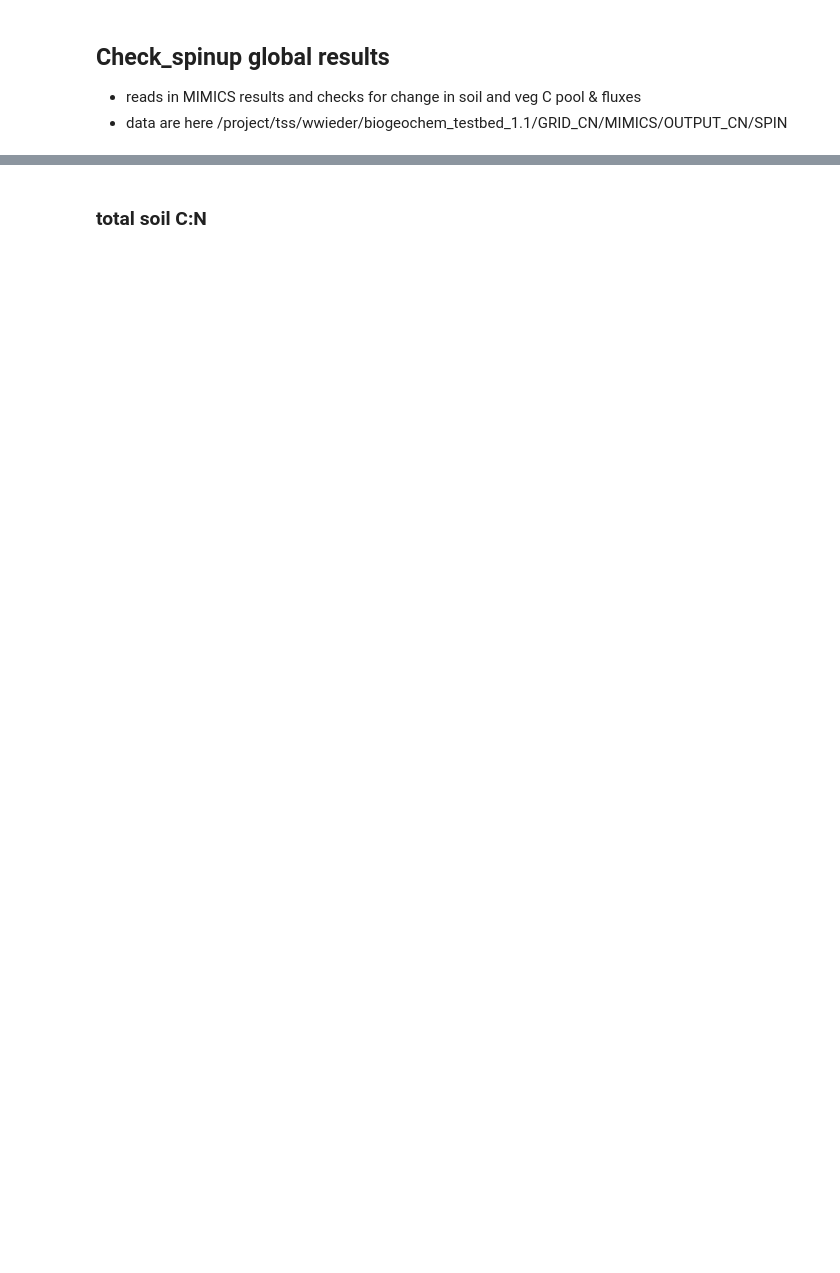
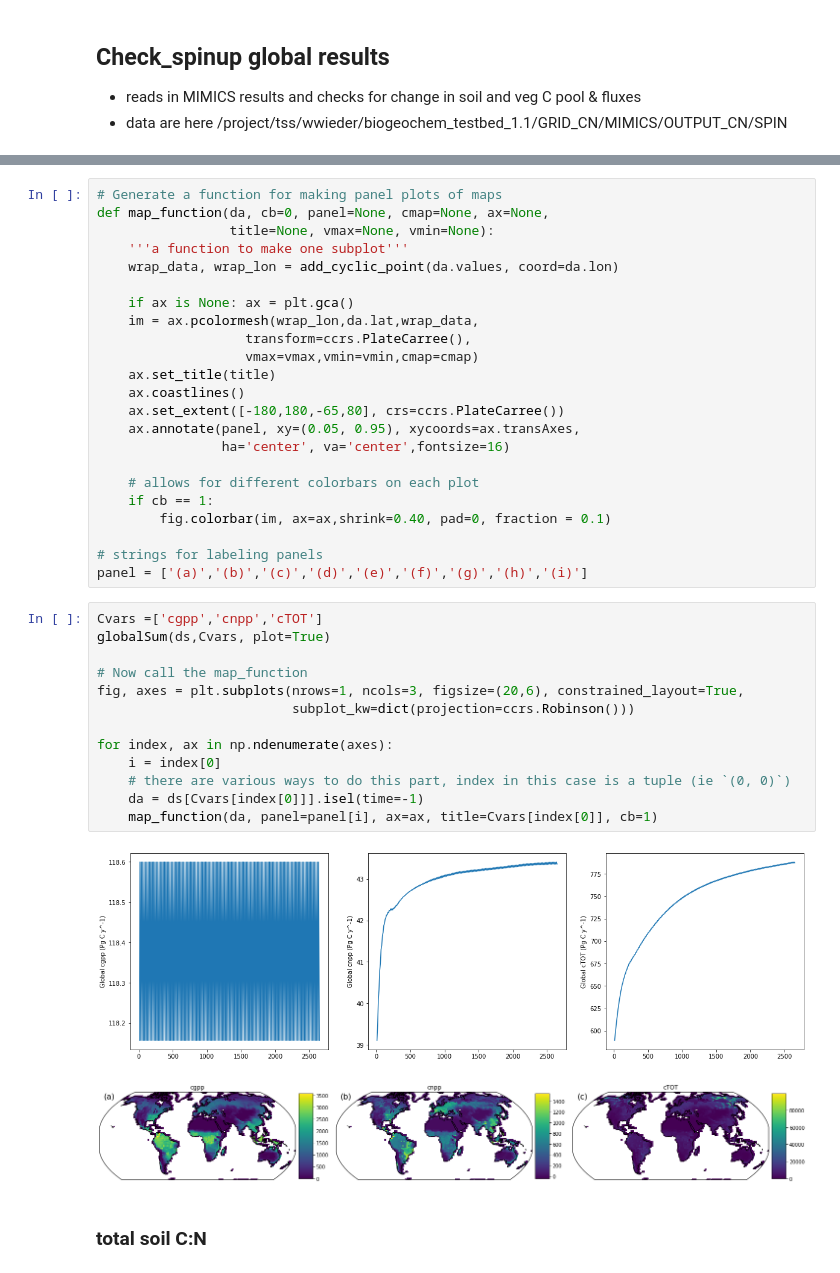
Before and after one commit to wwieder/biogeochem_testbed, a Jupyter notebook: analysis_code/CheckSpinup.ipynb, the cells around one changed output, grey strips where cells are left out. Drawn from its saved outputs; the diff is of its cells as text; blank space fills up the shorter version.

```diff
--- a/analysis_code/CheckSpinup.ipynb
+++ b/analysis_code/CheckSpinup.ipynb
@@ -48,3 +65,42 @@ ds['cTOT'].isel(time=-1).plot();
+# %%
+# Generate a function for making panel plots of maps
+def map_function(da, cb=0, panel=None, cmap=None, ax=None,
+                 title=None, vmax=None, vmin=None):
+    '''a function to make one subplot'''
+    wrap_data, wrap_lon = add_cyclic_point(da.values, coord=da.lon)
+
+    if ax is None: ax = plt.gca()
+    im = ax.pcolormesh(wrap_lon,da.lat,wrap_data,
+                   transform=ccrs.PlateCarree(),
+                   vmax=vmax,vmin=vmin,cmap=cmap)
+    ax.set_title(title)
+    ax.coastlines()
+    ax.set_extent([-180,180,-65,80], crs=ccrs.PlateCarree())
+    ax.annotate(panel, xy=(0.05, 0.95), xycoords=ax.transAxes,
+                ha='center', va='center',fontsize=16)
+
+    # allows for different colorbars on each plot
+    if cb == 1:
+        fig.colorbar(im, ax=ax,shrink=0.40, pad=0, fraction = 0.1)
+
+# strings for labeling panels
+panel = ['(a)','(b)','(c)','(d)','(e)','(f)','(g)','(h)','(i)']
+# %%
+Cvars =['cgpp','cnpp','cTOT']
+globalSum(ds,Cvars, plot=True)
+
+# Now call the map_function
+fig, axes = plt.subplots(nrows=1, ncols=3, figsize=(20,6), constrained_layout=True,
+                         subplot_kw=dict(projection=ccrs.Robinson()))
+
+for index, ax in np.ndenumerate(axes):
+    i = index[0]
+    # there are various ways to do this part, index in this case is a tuple (ie `(0, 0)`)
+    da = ds[Cvars[index[0]]].isel(time=-1)
+    map_function(da, panel=panel[i], ax=ax, title=Cvars[index[0]], cb=1)
+# %% [output]
+[figure, added]
+[figure, added]
 # %% [markdown]
 ### total soil C:N
 # %%
```
Also changed, not shown: parts of 32 cells of this notebook, 2 other files.
